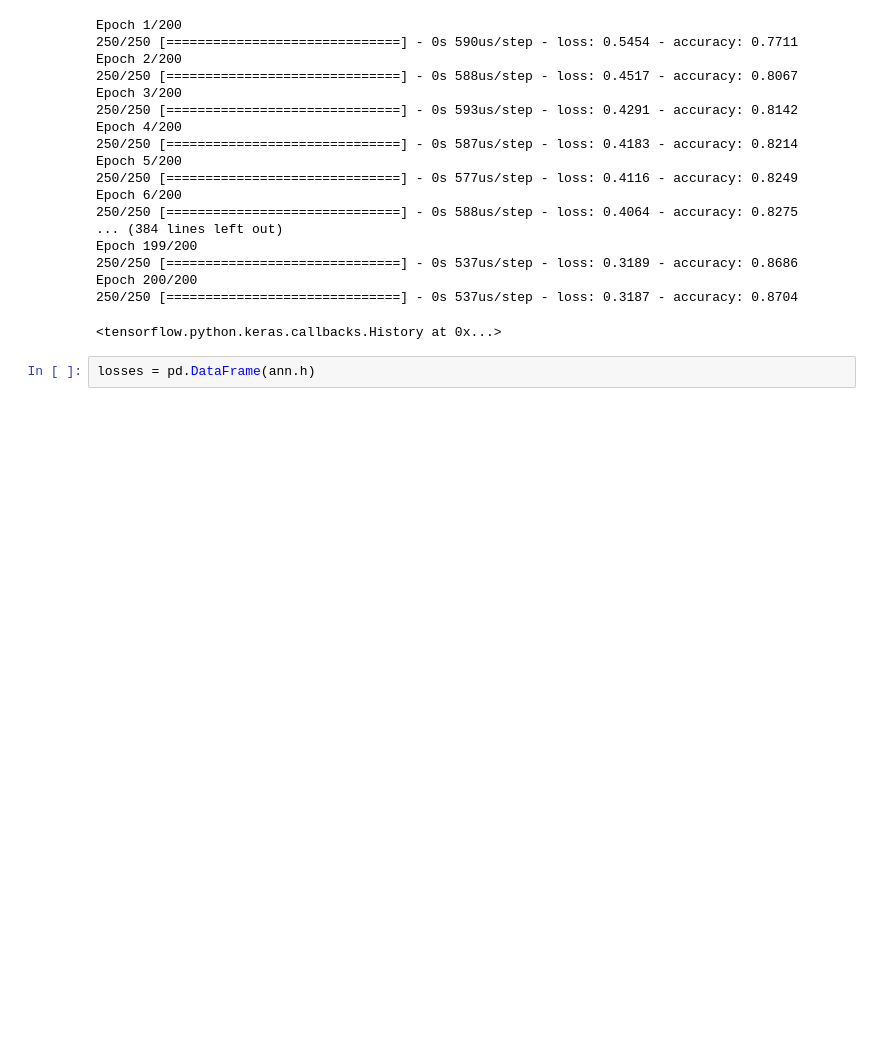
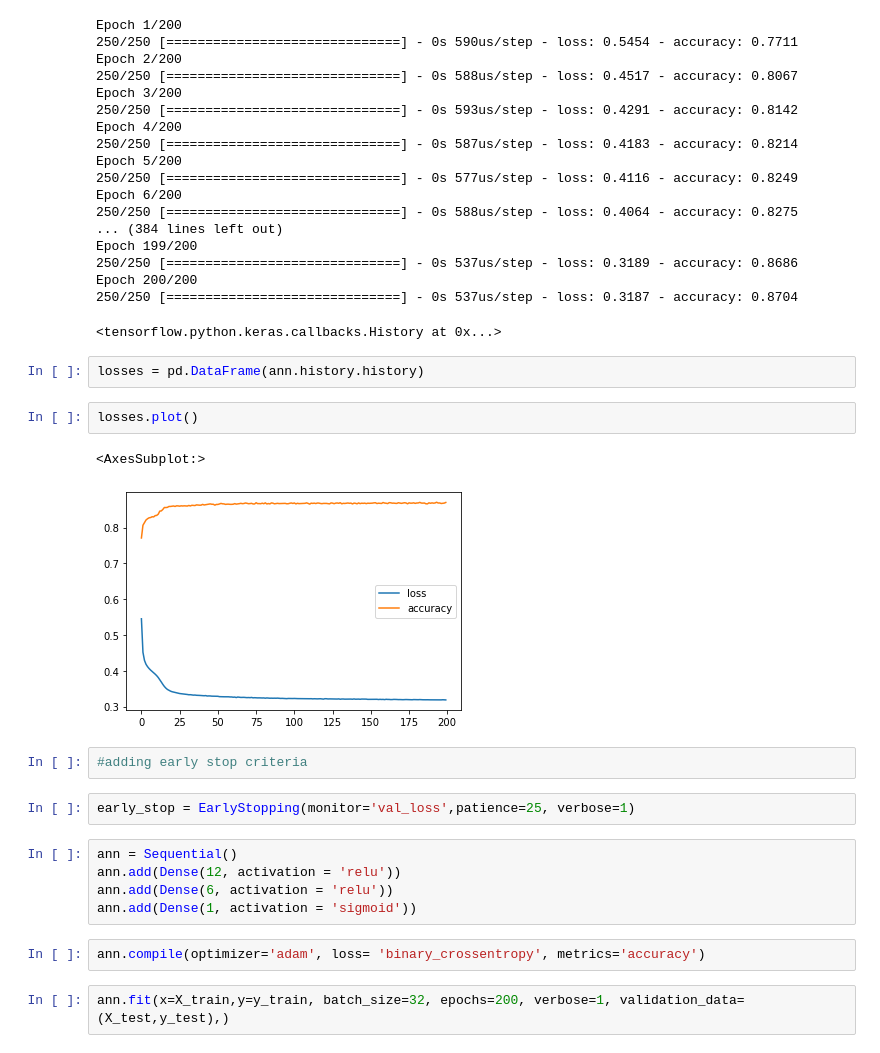
Before and after one commit to mkawsarzaman/churn_modelling_ANN, a Jupyter notebook: churn_modelling_bank_data_ANN.ipynb, the cells around one changed output. Drawn from its saved outputs; the diff is of its cells as text; blank space fills up the shorter version.

Commit message:
adding validation data and early stop callback

```diff
--- a/churn_modelling_bank_data_ANN.ipynb
+++ b/churn_modelling_bank_data_ANN.ipynb
@@ -153,4 +153,22 @@ Epoch 200/200
 250/250 [==============================] - 0s 537us/step - loss: 0.3187 - accuracy: 0.8704
 <tensorflow.python.keras.callbacks.History at 0x...>
 # %%
-losses = pd.DataFrame(ann.h)
+losses = pd.DataFrame(ann.history.history)
+# %%
+losses.plot()
+# %% [output]
+<AxesSubplot:>
+[figure, added]
+# %%
+#adding early stop criteria
+# %%
+early_stop = EarlyStopping(monitor='val_loss',patience=25, verbose=1)
+# %%
+ann = Sequential()
+ann.add(Dense(12, activation = 'relu'))
+ann.add(Dense(6, activation = 'relu'))
+ann.add(Dense(1, activation = 'sigmoid'))
+# %%
+ann.compile(optimizer='adam', loss= 'binary_crossentropy', metrics='accuracy')
+# %%
+ann.fit(x=X_train,y=y_train, batch_size=32, epochs=200, verbose=1, validation_data=(X_test,y_test),)
```
